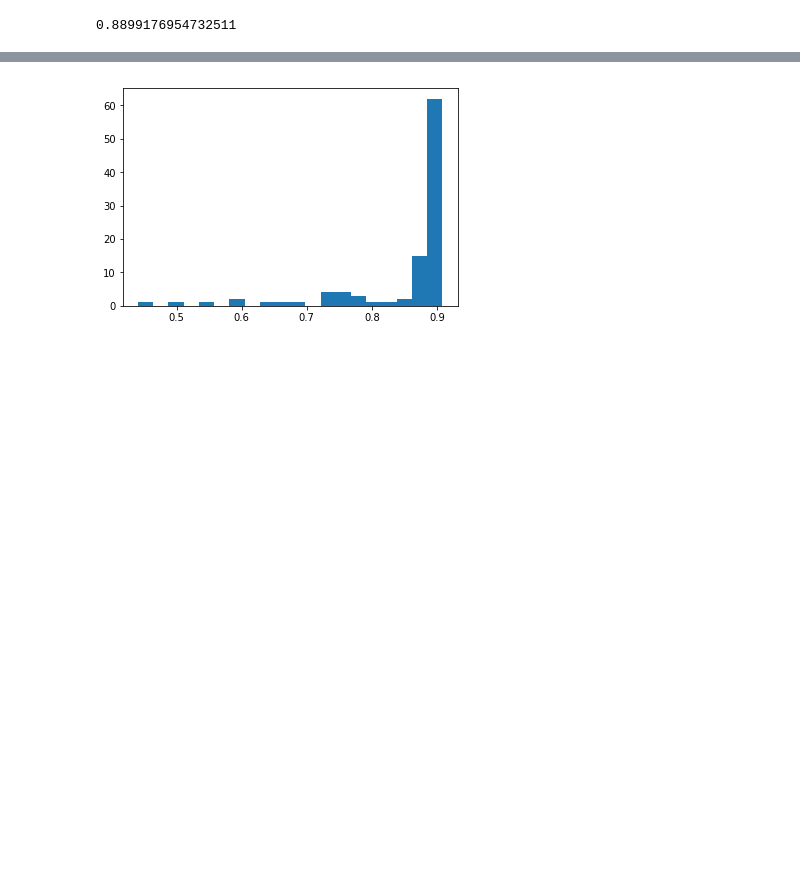
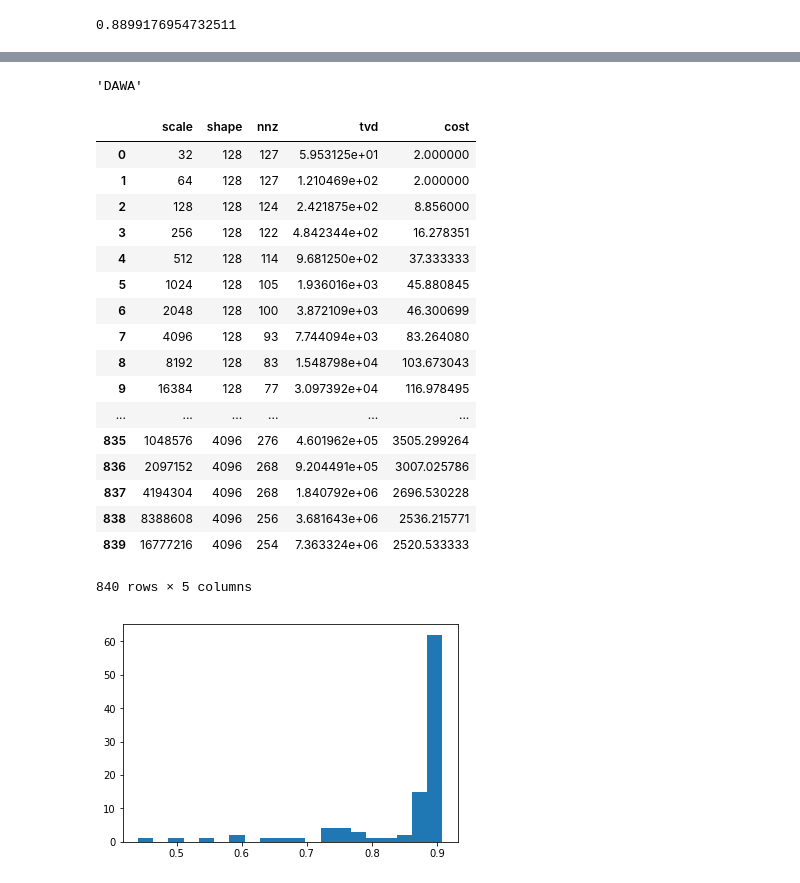
Before and after one commit to jimola/S18_Research, a Jupyter notebook: Python/NaiveBayes/NaiveBayes.ipynb, the cells around one changed output, grey strips where cells are left out. Drawn from its saved outputs; the diff is of its cells as text; code cells hidden in the pictures; blank space fills up the shorter version.

```diff
--- a/Python/NaiveBayes/NaiveBayes.ipynb
+++ b/Python/NaiveBayes/NaiveBayes.ipynb
@@ -103,3 +127,28 @@ HB_CM = ChoiceMaker(MF_null, alg_list, [], [], Const_Pred('Hb'))
+# %%
+cm.model.dtree.children[1].pred
+# %% [output]
+'DAWA'
+# %%
+mf_eval
+# %% [output]
+|  | scale | shape | nnz | tvd | cost |
+| 0 | 32 | 128 | 127 | 5.953125e+01 | 2.000000 |
+| 1 | 64 | 128 | 127 | 1.210469e+02 | 2.000000 |
+| 2 | 128 | 128 | 124 | 2.421875e+02 | 8.856000 |
+| 3 | 256 | 128 | 122 | 4.842344e+02 | 16.278351 |
+| 4 | 512 | 128 | 114 | 9.681250e+02 | 37.333333 |
+| 5 | 1024 | 128 | 105 | 1.936016e+03 | 45.880845 |
+| 6 | 2048 | 128 | 100 | 3.872109e+03 | 46.300699 |
+| 7 | 4096 | 128 | 93 | 7.744094e+03 | 83.264080 |
+| 8 | 8192 | 128 | 83 | 1.548798e+04 | 103.673043 |
+| 9 | 16384 | 128 | 77 | 3.097392e+04 | 116.978495 |
+| ... | ... | ... | ... | ... | ... |
+| 835 | 1048576 | 4096 | 276 | 4.601962e+05 | 3505.299264 |
+| 836 | 2097152 | 4096 | 268 | 9.204491e+05 | 3007.025786 |
+| 837 | 4194304 | 4096 | 268 | 1.840792e+06 | 2696.530228 |
+| 838 | 8388608 | 4096 | 256 | 3.681643e+06 | 2536.215771 |
+| 839 | 16777216 | 4096 | 254 | 7.363324e+06 | 2520.533333 |
+840 rows × 5 columns
 # %%
 s = rand_seed(12345)
 A1 = np.array([DPNaiveBayes(nurs, 20, ID_CM, next(s)) for x in range(0, 100)])
```
Also changed, not shown: parts of 8 cells of this notebook, 1 other file.
